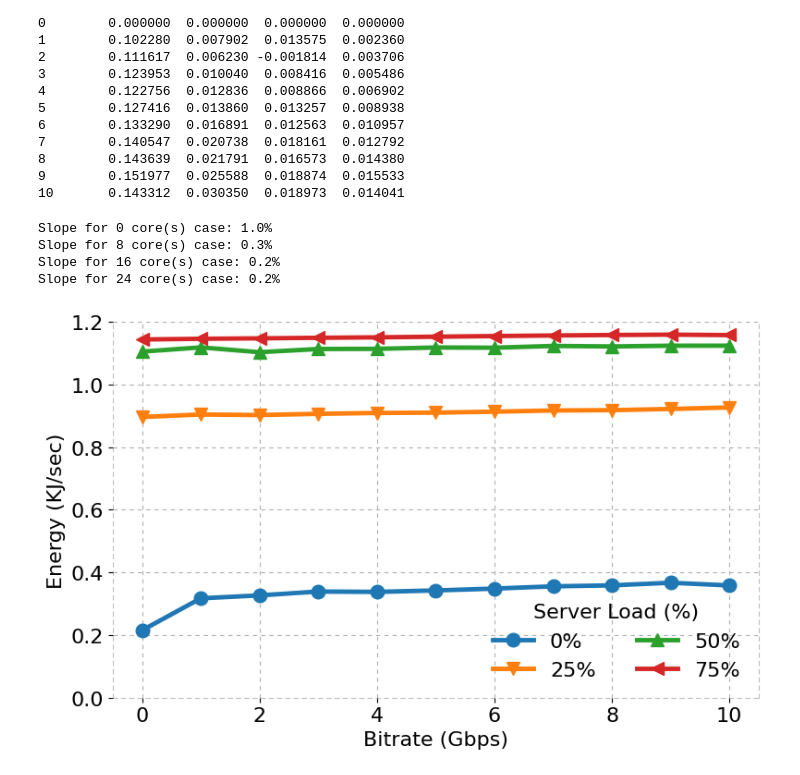
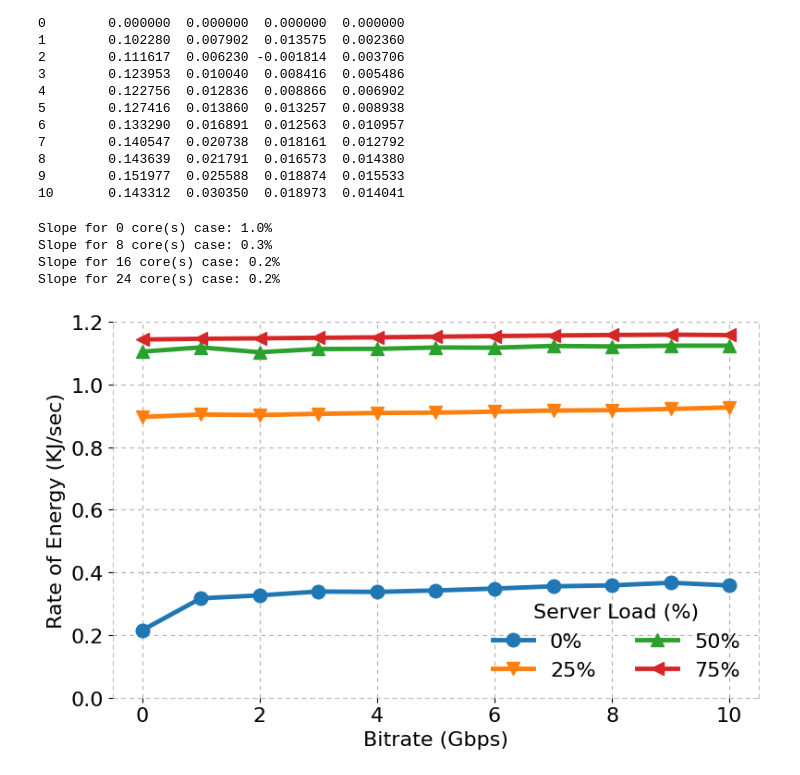
Before and after one commit to serhatarslan-hub/power-of-cc, a Jupyter notebook: analysis/iperf_analysis_for_energy_overhead.ipynb, the cells around one changed output. Drawn from its saved outputs; the diff is of its cells as text; code cells hidden in the pictures.

```diff
--- a/analysis/iperf_analysis_for_energy_overhead.ipynb
+++ b/analysis/iperf_analysis_for_energy_overhead.ipynb
@@ -221,37 +221,37 @@ for n_core, df in energy_per_time_df.sort_values(by='bitrate').groupby('n_core')
     marker += 1
 
 plt.xlabel('Bitrate (Gbps)', fontsize=FONT_SIZE)
-plt.ylabel('Energy (KJ/sec)', fontsize=FONT_SIZE)
+plt.ylabel('Rate of Energy (KJ/sec)', fontsize=FONT_SIZE)
 plt.xticks(fontsize=FONT_SIZE)
 plt.yticks(fontsize=FONT_SIZE)
 # plt.xlim((0, 10))
 plt.ylim((0, 1.2))
 plt.grid(linestyle=LINE_STYLE)
 leg = plt.legend(loc='lower right', frameon=False, fontsize=FONT_SIZE, ncol=2, title='Server Load (%)')
 plt.setp(leg.get_title(),fontsize=FONT_SIZE)
 
 plt.gca().spines["right"].set_linestyle(LINE_STYLE)
 plt.gca().spines["right"].set_alpha(0.5)
 plt.gca().spines["right"].set_color('gray')
 plt.gca().spines["left"].set_linestyle(LINE_STYLE)
 plt.gca().spines["left"].set_alpha(0.5)
 plt.gca().spines["left"].set_color('gray')
 plt.gca().spines["top"].set_visible(False)
 # plt.gca().spines["top"].set_linestyle(LINE_STYLE)
 # plt.gca().spines["top"].set_alpha(0.5)
 # plt.gca().spines["top"].set_color('gray')
 plt.gca().spines["bottom"].set_linestyle(LINE_STYLE)
 plt.gca().spines["bottom"].set_alpha(0.5)
 plt.gca().spines["bottom"].set_color('gray')
 plt.tight_layout()
 
 if (SAVE_FIG):
     plt.savefig( out_dir + '/energy_vs_bitrate_per_nCore.pdf')
 
 plt.show()
 # %% [output]
 Slope for 0 core(s) case: 1.0%
 Slope for 8 core(s) case: 0.3%
 Slope for 16 core(s) case: 0.2%
 Slope for 24 core(s) case: 0.2%
-[figure, old version]
+[figure, new version]
```
Also changed, not shown: parts of 1 cell of this notebook, 2 other files.
